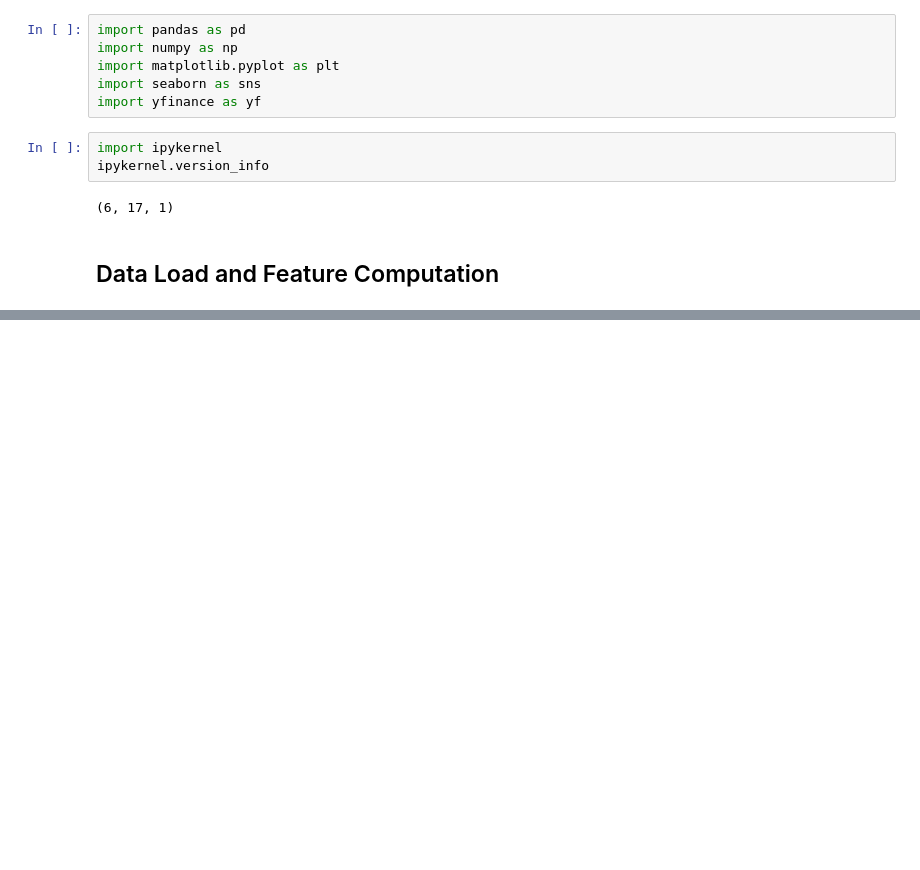
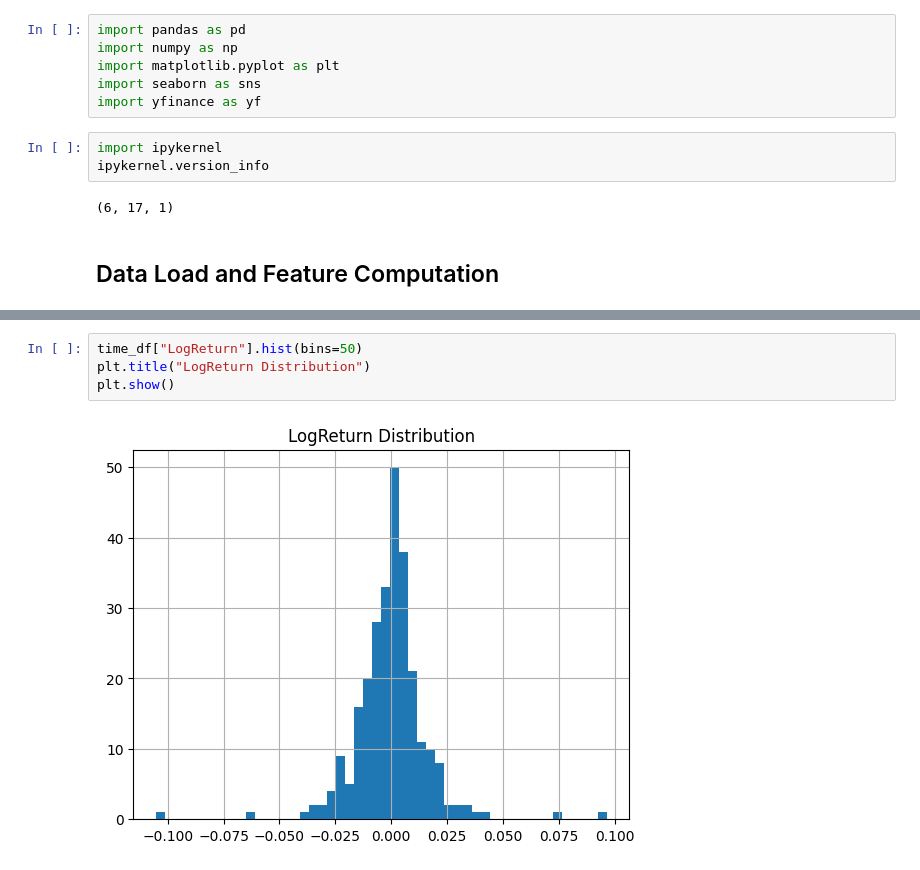
Before and after one commit to shashankgarewal/Time-Series-Analysis-Forecasting, a Jupyter notebook: notebooks/02_eda_analysis.ipynb, the cells around one changed output, grey strips where cells are left out. Drawn from its saved outputs; the diff is of its cells as text; blank space fills up the shorter version.

```diff
--- a/notebooks/02_eda_analysis.ipynb
+++ b/notebooks/02_eda_analysis.ipynb
@@ -44,0 +95,6 @@ time_df.describe()
+# %%
+time_df["LogReturn"].hist(bins=50)
+plt.title("LogReturn Distribution")
+plt.show()
+# %% [output]
+[figure, added]
```
Also changed, not shown: parts of 15 cells of this notebook.
